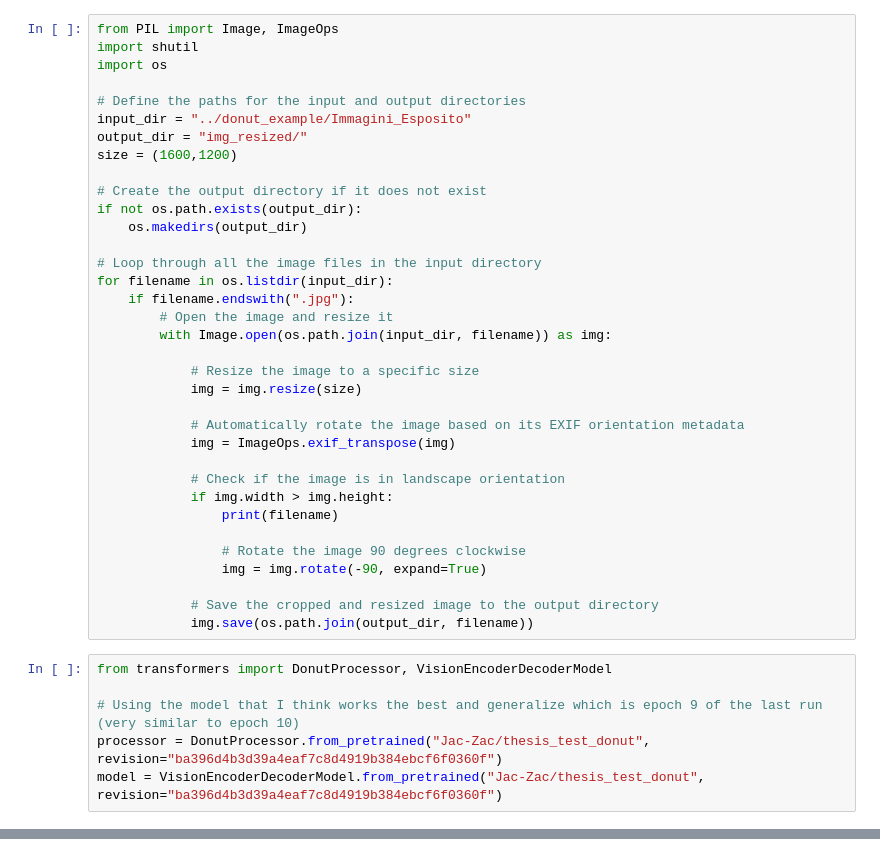
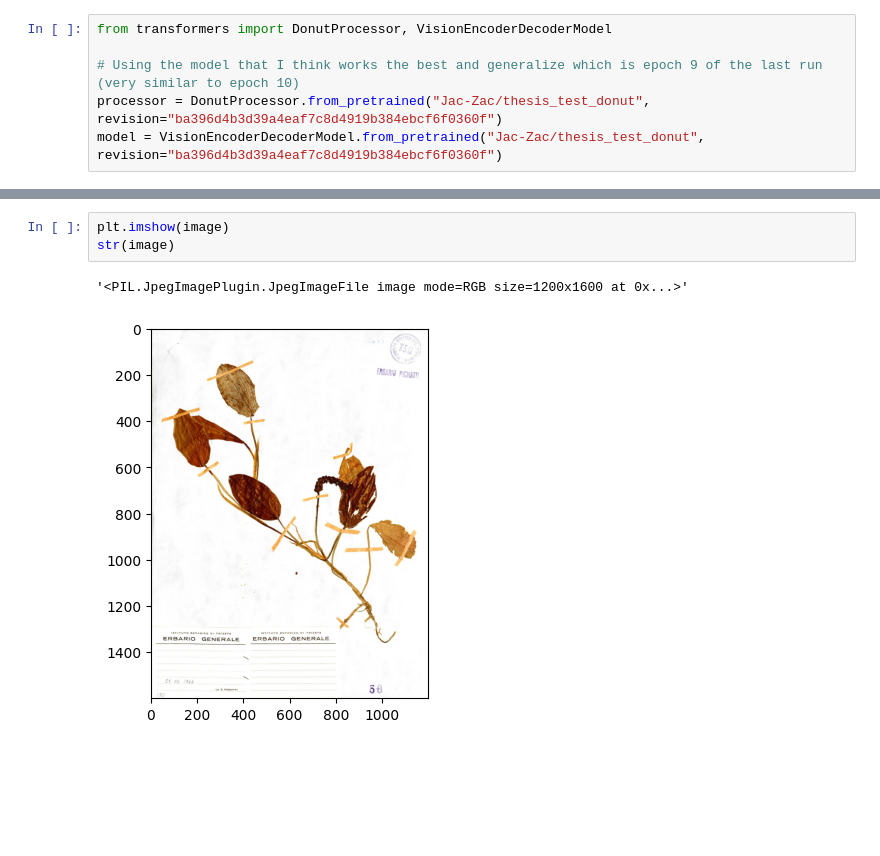
Before and after one commit to Jac-Zac/Thesis, a Jupyter notebook: inference/attention_visualization.ipynb, the cells around one changed output, grey strips where cells are left out. Saved outputs shown, nothing was run; the diff lists cells and outputs as text; blank space fills up the shorter version.

```diff
--- a/inference/attention_visualization.ipynb
+++ b/inference/attention_visualization.ipynb
@@ -14,41 +15,6 @@
 > Image 005294.jpg was wierd
 
 I want to have the images in the correct size and flip them on the correct side
-# %%
-from PIL import Image, ImageOps
-import shutil
-import os
-
-# Define the paths for the input and output directories
-input_dir = "../donut_example/Immagini_Esposito"
-output_dir = "img_resized/"
-size = (1600,1200)
-
-# Create the output directory if it does not exist
-if not os.path.exists(output_dir):
-    os.makedirs(output_dir)
-
-# Loop through all the image files in the input directory
-for filename in os.listdir(input_dir):
-    if filename.endswith(".jpg"):
-        # Open the image and resize it
-        with Image.open(os.path.join(input_dir, filename)) as img:
-
-            # Resize the image to a specific size
-            img = img.resize(size)
-
-            # Automatically rotate the image based on its EXIF orientation metadata
-            img = ImageOps.exif_transpose(img)
-
-            # Check if the image is in landscape orientation
-            if img.width > img.height:
-                print(filename)
-
-                # Rotate the image 90 degrees clockwise
-                img = img.rotate(-90, expand=True)
-
-            # Save the cropped and resized image to the output directory
-            img.save(os.path.join(output_dir, filename))
 # %%
 from transformers import DonutProcessor, VisionEncoderDecoderModel
 
@@ -122,0 +123,6 @@ Found cached dataset imagefolder (/Users/jaczac/.cache/huggingface/datasets/imag
+# %%
+plt.imshow(image)
+str(image)
+# %% [output]
+'<PIL.JpegImagePlugin.JpegImageFile image mode=RGB size=1200x1600 at 0x...>'
+[figure, added]
```
Also changed, not shown: parts of 5 cells of this notebook, 2 other files.
